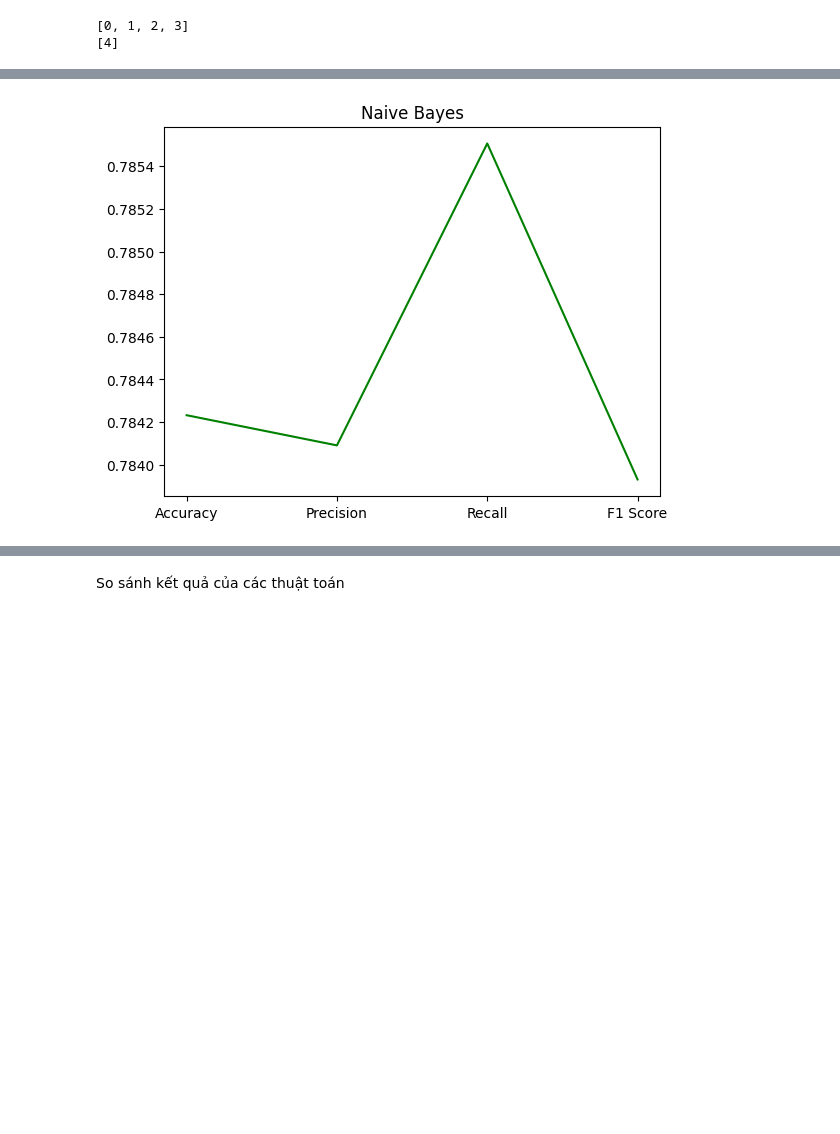
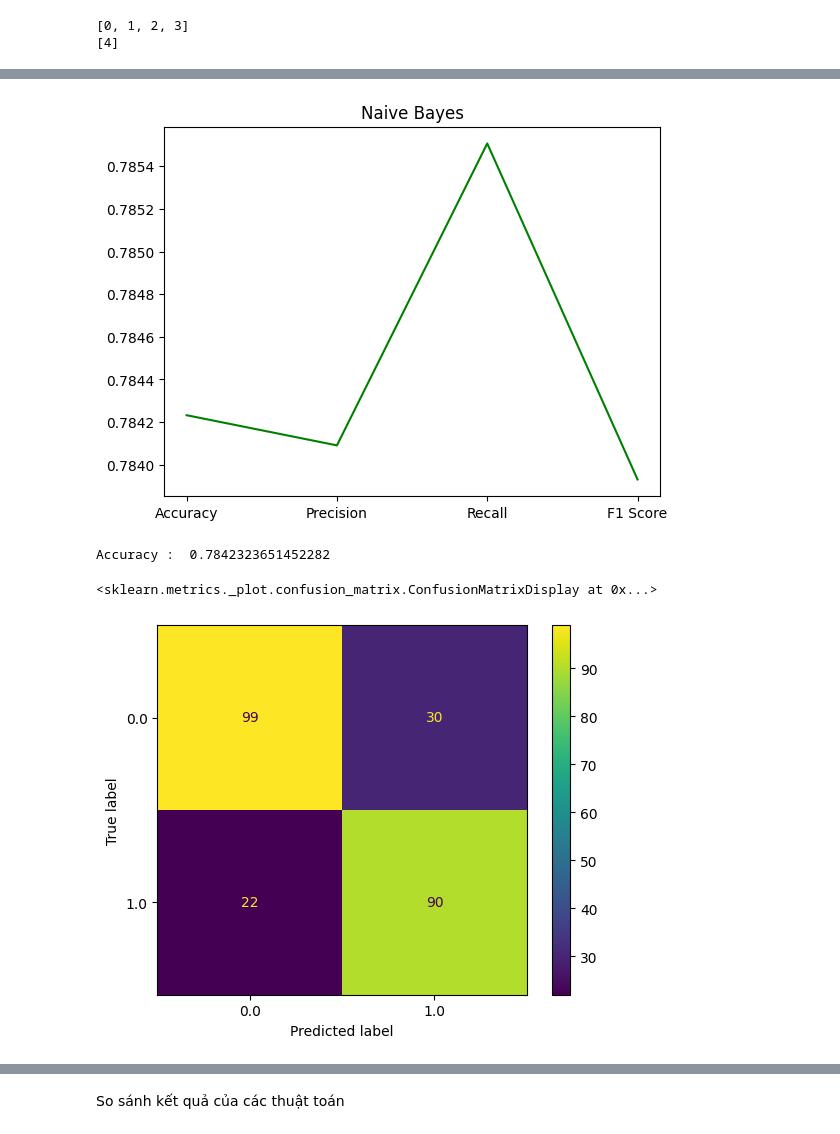
Before and after one commit to NguyenThiHongLinh/ML2023, a Jupyter notebook: Nhom2_Seminar_ML.ipynb, the cells around one changed output, grey strips where cells are left out. Saved outputs shown, nothing was run; the diff lists cells and outputs as text; code cells hidden in the pictures; blank space fills up the shorter version.

```diff
--- a/Nhom2_Seminar_ML.ipynb
+++ b/Nhom2_Seminar_ML.ipynb
@@ -211,23 +237,29 @@ plt.show()
 # %%
 # NAIVE BAYES
 model = GaussianNB()
 model.fit(X_train, y_train)
 y_pred_nb = model.predict(X_test)
 
 accuracy_nb = accuracy_score(y_test, y_pred_nb)
 precision_nb = precision_score(y_test, y_pred_nb, average='macro')
 recall_nb = recall_score(y_test, y_pred_nb, average='macro')
 f1_nb = f1_score(y_test, y_pred_nb, average='macro')
 
 
 #Create data for plotting
 values = [accuracy_nb, precision_nb, recall_nb, f1_nb]
 names = ["Accuracy", "Precision", "Recall", "F1 Score"]
 plt.plot(names, values, color="green")
 plt.title("Naive Bayes")
 plt.show()
+
+print ("Accuracy : ", accuracy_nb)
+ConfusionMatrixDisplay.from_predictions(y_test, y_pred_nb)
 # %% [output]
 [figure]
+Accuracy :  0.7842323651452282
+<sklearn.metrics._plot.confusion_matrix.ConfusionMatrixDisplay at 0x...>
+[figure, added]
 # %%
 #kNN
 knn = KNeighborsClassifier(n_neighbors=5)
```
Also changed, not shown: parts of 12 cells of this notebook.
